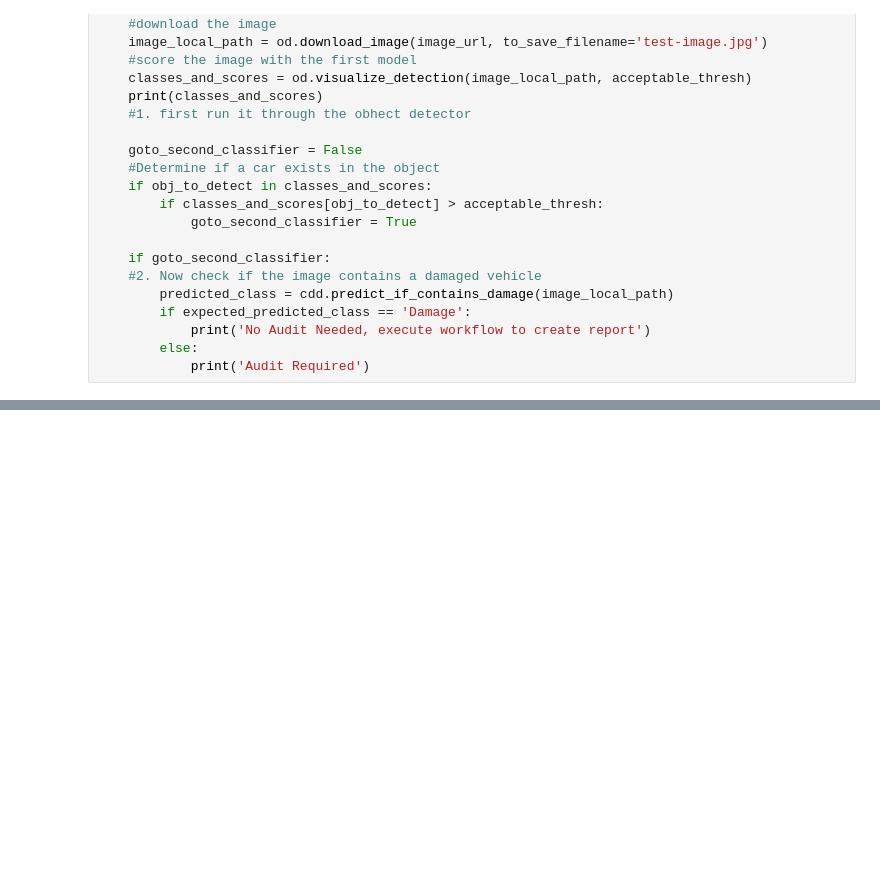
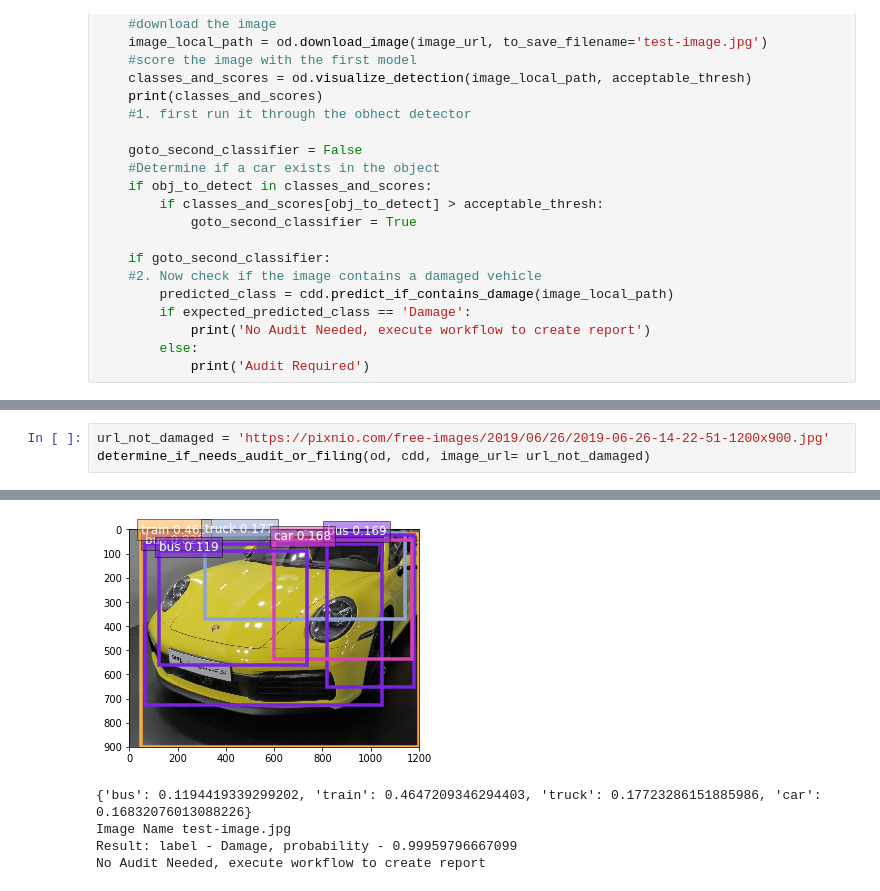
Before and after one commit to raminetinati/Car-Damage-Detector, a Jupyter notebook: Model-2-Car-Damage-Detector/Model-2-Car-Damage-Detection.ipynb, the cells around one changed output, grey strips where cells are left out. Saved outputs shown, nothing was run; the diff lists cells and outputs as text; blank space fills up the shorter version.

```diff
--- a/Model-2-Car-Damage-Detector/Model-2-Car-Damage-Detection.ipynb
+++ b/Model-2-Car-Damage-Detector/Model-2-Car-Damage-Detection.ipynb
@@ -671,0 +650,4 @@ No Audit Needed, execute workflow to create report
+# %%
+url_not_damaged = 'https://pixnio.com/free-images/2019/06/26/2019-06-26-14-22-51-1200x900.jpg'
+determine_if_needs_audit_or_filing(od, cdd, image_url= url_not_damaged)
+# %% [output]
@@ -671,0 +656,5 @@ No Audit Needed, execute workflow to create report
+[figure, added]
+{'bus': 0.1194419339299202, 'train': 0.4647209346294403, 'truck': 0.17723286151885986, 'car': 0.16832076013088226}
+Image Name test-image.jpg
+Result: label - Damage, probability - 0.99959796667099
+No Audit Needed, execute workflow to create report
```
Also changed, not shown: parts of 18 cells of this notebook.
